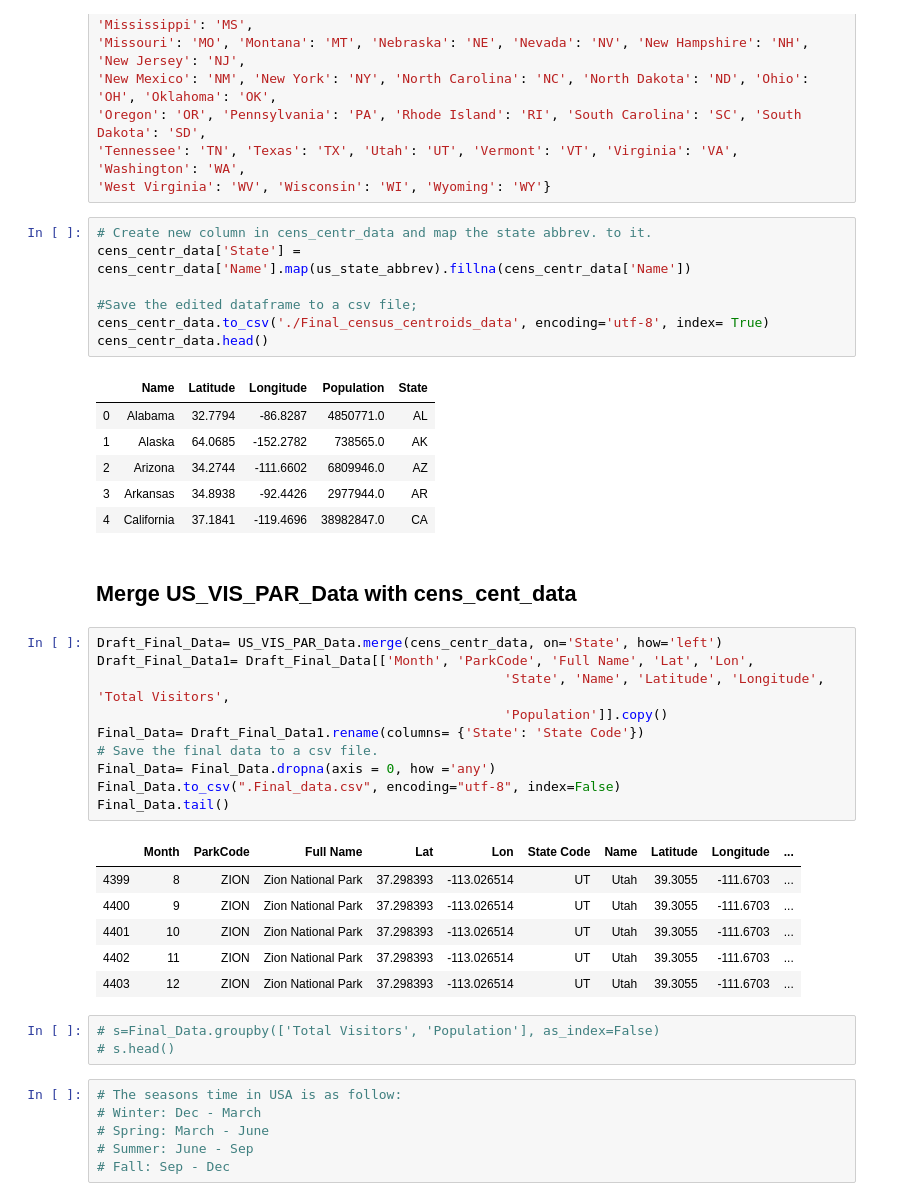
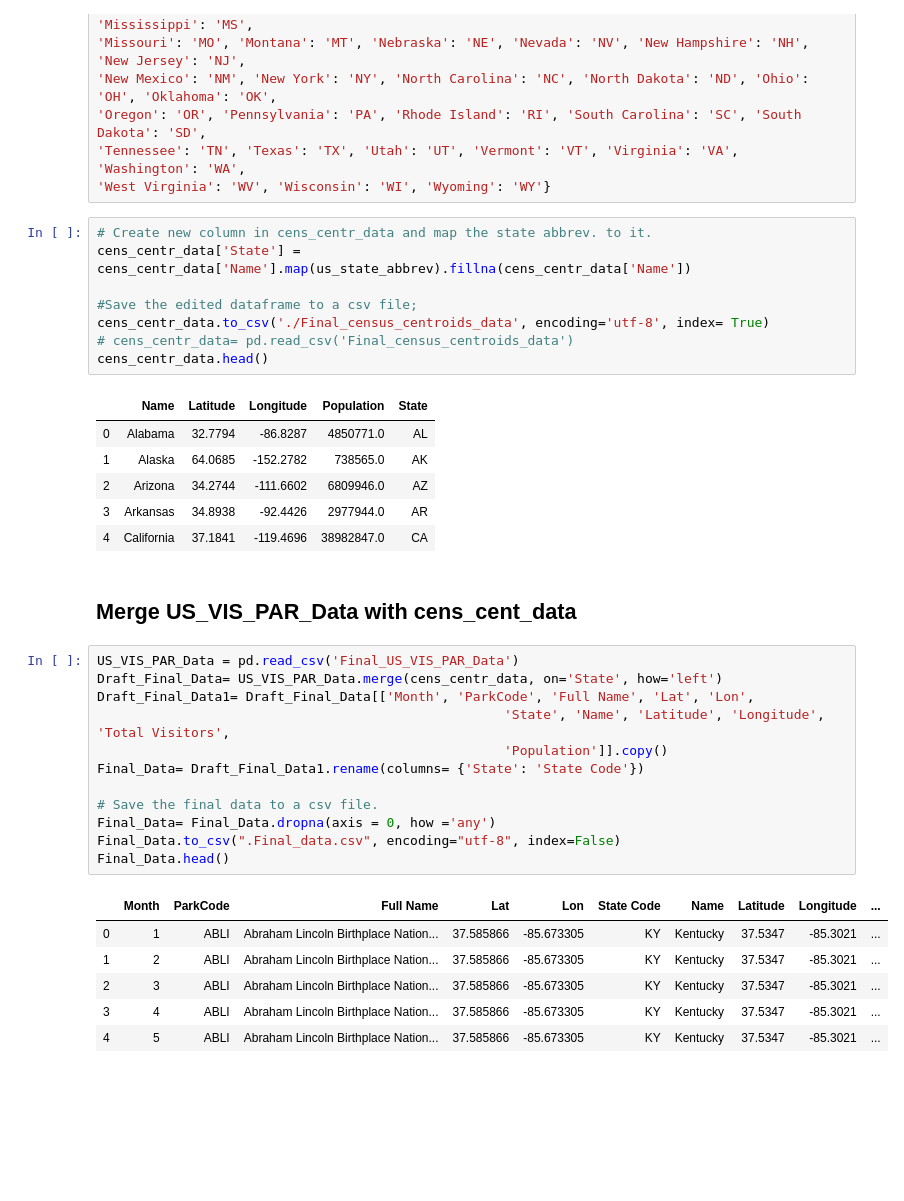
Before and after one commit to Eng-Hisham991/National_Park_Analysis, a Jupyter notebook: Visitors VS Pop (Final).ipynb, the cells around one changed output. Drawn from its saved outputs; the diff is of its cells as text; blank space fills up the shorter version.

```diff
--- a/Visitors VS Pop (Final).ipynb
+++ b/Visitors VS Pop (Final).ipynb
@@ -261,6 +272,7 @@ cens_centr_data['State'] = cens_centr_data['Name'].map(us_state_abbrev).fillna(c
 
 #Save the edited dataframe to a csv file;
 cens_centr_data.to_csv('./Final_census_centroids_data', encoding='utf-8', index= True)
+# cens_centr_data= pd.read_csv('Final_census_centroids_data')
 cens_centr_data.head()
 # %% [output]
 |  | Name | Latitude | Longitude | Population | State |
@@ -272,28 +284,21 @@ cens_centr_data.head()
 # %% [markdown]
 ##  Merge US_VIS_PAR_Data with cens_cent_data
 # %%
+US_VIS_PAR_Data = pd.read_csv('Final_US_VIS_PAR_Data')
 Draft_Final_Data= US_VIS_PAR_Data.merge(cens_centr_data, on='State', how='left')
 Draft_Final_Data1= Draft_Final_Data[['Month', 'ParkCode', 'Full Name', 'Lat', 'Lon',
                                                     'State', 'Name', 'Latitude', 'Longitude', 'Total Visitors',
                                                     'Population']].copy()
 Final_Data= Draft_Final_Data1.rename(columns= {'State': 'State Code'})
+
 # Save the final data to a csv file.
 Final_Data= Final_Data.dropna(axis = 0, how ='any')
 Final_Data.to_csv(".Final_data.csv", encoding="utf-8", index=False)
-Final_Data.tail()
+Final_Data.head()
 # %% [output]
 |  | Month | ParkCode | Full Name | Lat | Lon | State Code | Name | Latitude | Longitude | ... |
-| 4399 | 8 | ZION | Zion National Park | 37.298393 | -113.026514 | UT | Utah | 39.3055 | -111.6703 | ... |
-| 4400 | 9 | ZION | Zion National Park | 37.298393 | -113.026514 | UT | Utah | 39.3055 | -111.6703 | ... |
-| 4401 | 10 | ZION | Zion National Park | 37.298393 | -113.026514 | UT | Utah | 39.3055 | -111.6703 | ... |
-| 4402 | 11 | ZION | Zion National Park | 37.298393 | -113.026514 | UT | Utah | 39.3055 | -111.6703 | ... |
-| 4403 | 12 | ZION | Zion National Park | 37.298393 | -113.026514 | UT | Utah | 39.3055 | -111.6703 | ... |
+| 0 | 1 | ABLI | Abraham Lincoln Birthplace Nation... | 37.585866 | -85.673305 | KY | Kentucky | 37.5347 | -85.3021 | ... |
+| 1 | 2 | ABLI | Abraham Lincoln Birthplace Nation... | 37.585866 | -85.673305 | KY | Kentucky | 37.5347 | -85.3021 | ... |
+| 2 | 3 | ABLI | Abraham Lincoln Birthplace Nation... | 37.585866 | -85.673305 | KY | Kentucky | 37.5347 | -85.3021 | ... |
+| 3 | 4 | ABLI | Abraham Lincoln Birthplace Nation... | 37.585866 | -85.673305 | KY | Kentucky | 37.5347 | -85.3021 | ... |
+| 4 | 5 | ABLI | Abraham Lincoln Birthplace Nation... | 37.585866 | -85.673305 | KY | Kentucky | 37.5347 | -85.3021 | ... |
-# %%
-# s=Final_Data.groupby(['Total Visitors', 'Population'], as_index=False)
-# s.head()
-# %%
-# The seasons time in USA is as follow:
-# Winter: Dec - March
-# Spring: March - June
-# Summer: June - Sep
-# Fall: Sep - Dec
```
Also changed, not shown: parts of 33 cells of this notebook, 1 other file.
